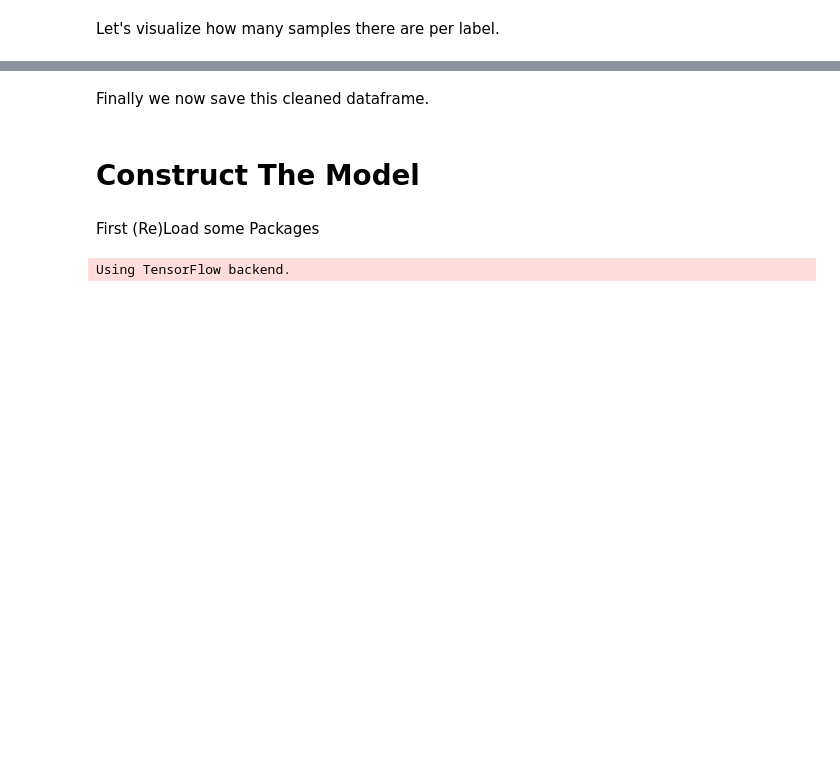
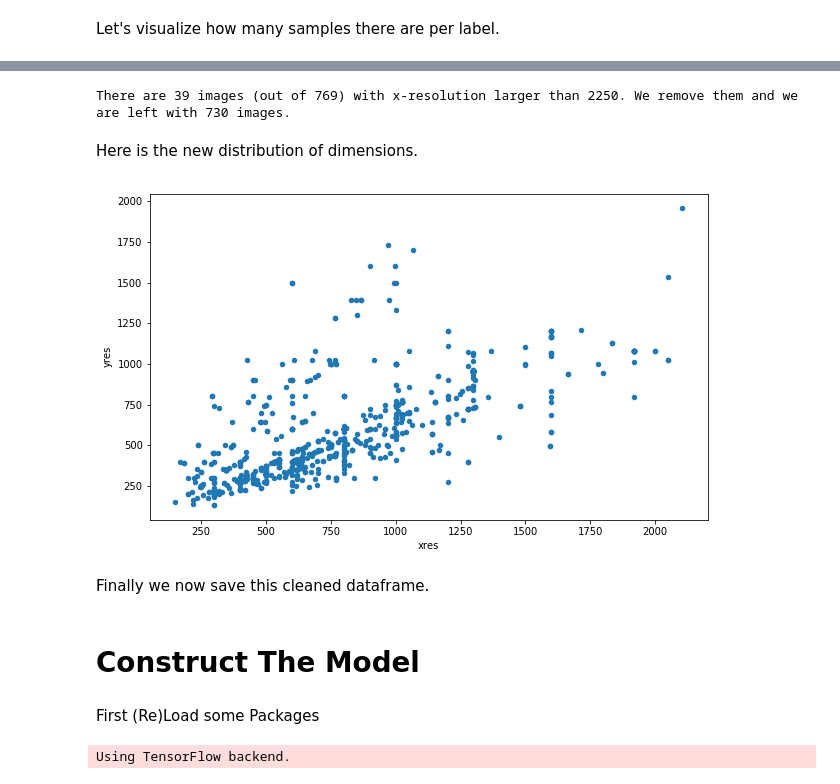
Before and after one commit to gheorghebg11/Shell, a Jupyter notebook: Shell_copy.ipynb, the cells around one changed output, grey strips where cells are left out. Drawn from its saved outputs; the diff is of its cells as text; code cells hidden in the pictures; blank space fills up the shorter version.

```diff
--- a/Shell_copy.ipynb
+++ b/Shell_copy.ipynb
@@ -174,3 +191,18 @@ IPython.display.Audio(path_audiofile)
+# %%
+nbr_im_large_xres = train[train.xres > 2250].shape[0]
+total_im = train.shape[0]
+train = train.query('xres < 2250')
+
+print(f'There are {nbr_im_large_xres} images (out of {total_im}) with x-resolution larger than 2250. We remove them and we are left with {train.shape[0]} images.')
+# %% [output]
+There are 39 images (out of 769) with x-resolution larger than 2250. We remove them and we are left with 730 images.
+# %% [markdown]
+Here is the new distribution of dimensions.
+# %%
+train.plot.scatter('xres', 'yres', figsize=(10,6))
+plt.show()
+# %% [output]
+[figure, added]
 # %% [markdown]
 Finally we now save this cleaned dataframe.
 # %%
```
Also changed, not shown: parts of 58 cells of this notebook.
